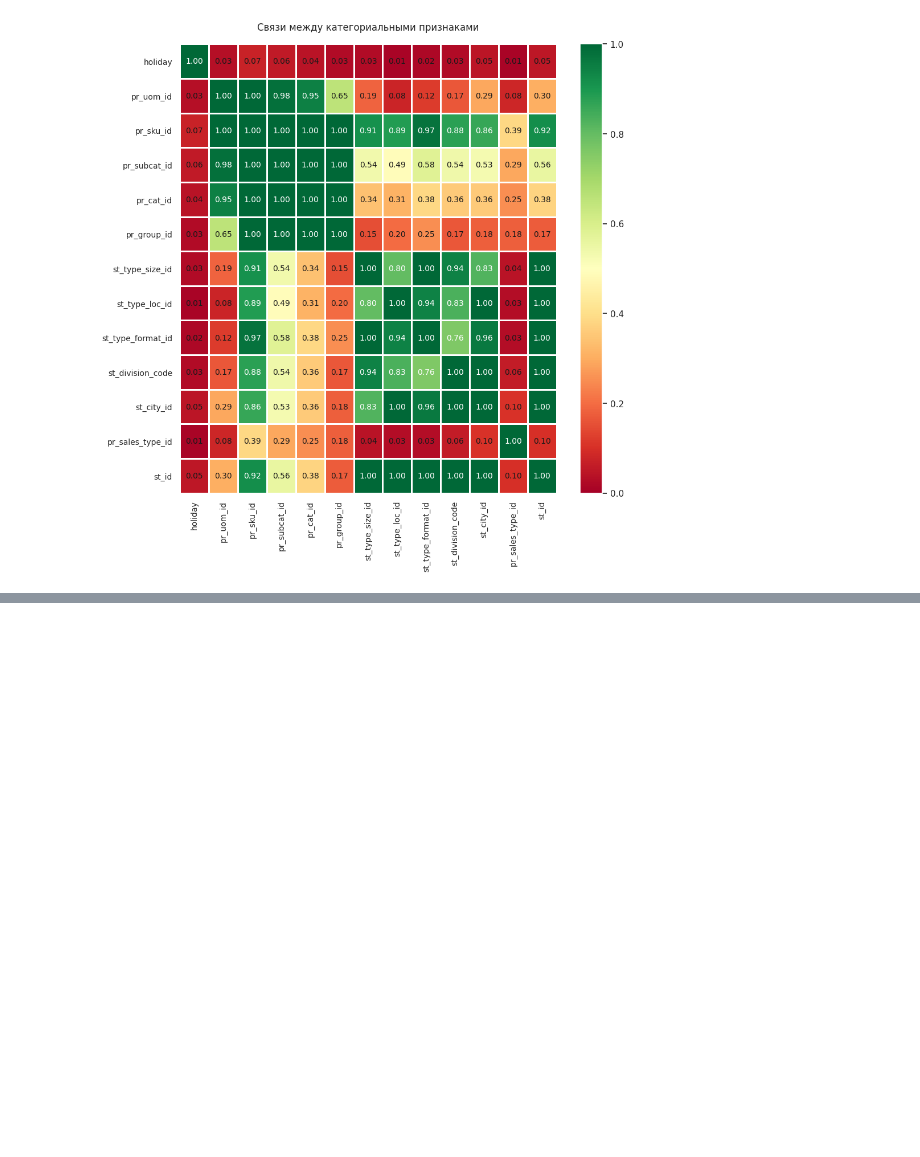
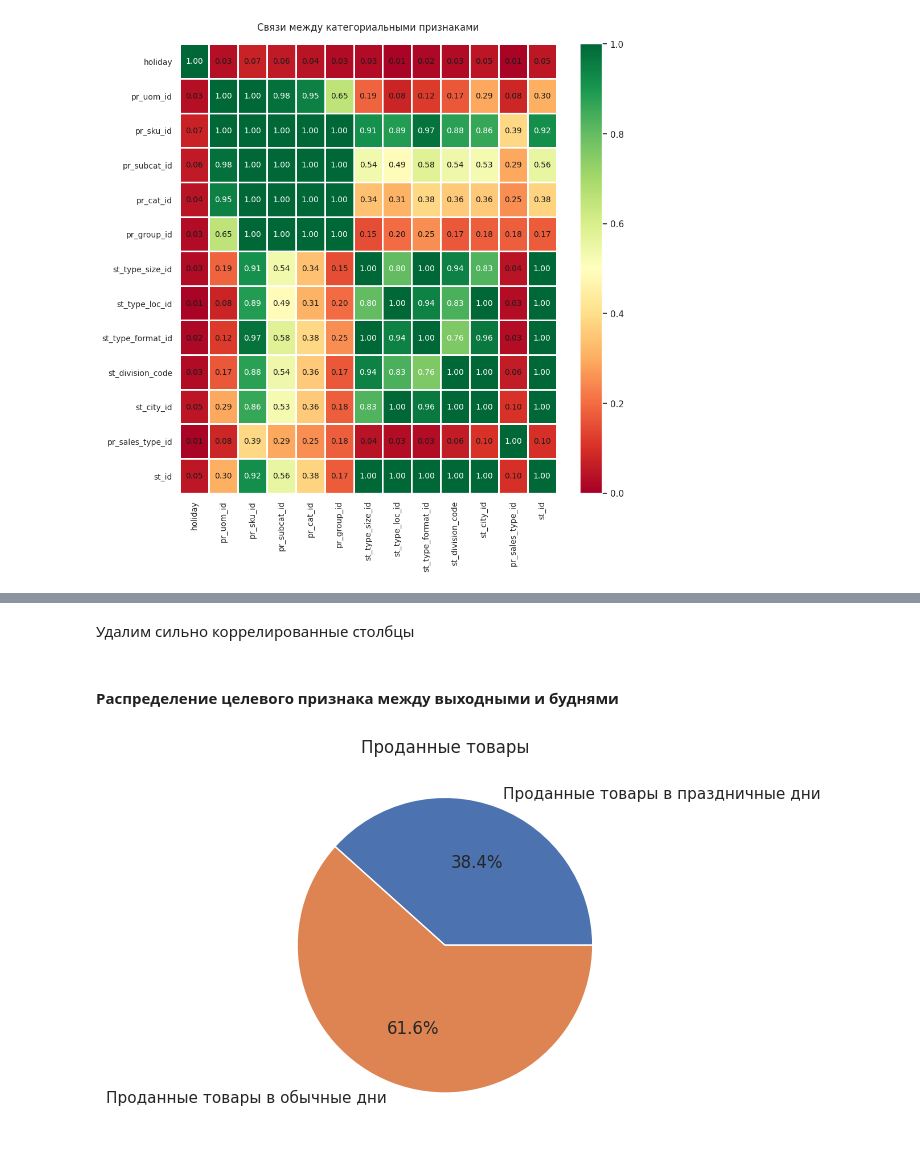
Before and after one commit to denis-42ds/demand_forecast_retailer, a Jupyter notebook: demand_forecast.ipynb, the cells around one changed output, grey strips where cells are left out. Saved outputs shown, nothing was run; the diff lists cells and outputs as text; code cells hidden in the pictures; blank space fills up the shorter version.

```diff
--- a/demand_forecast.ipynb
+++ b/demand_forecast.ipynb
@@ -394,0 +207,2 @@ interval columns not set, guessing: ['pr_sales_type_id', 'st_type_format_id', 's
+# %%
+total = total.loc[total['pr_sales_in_units'] != 0]
@@ -394,0 +223,3 @@ interval columns not set, guessing: ['pr_sales_type_id', 'st_type_format_id', 's
+# %%
+total = total.loc[total['pr_sales_in_units'] > 0]
+total.info()
@@ -463,0 +318,20 @@ common_df = common_df.drop(['pr_promo_sales_in_units', 'pr_promo_sales_in_rub'],
+# %% [markdown]
+Удалим сильно коррелированные столбцы
+# %%
+total = total.drop(['pr_promo_sales_in_units', 'pr_promo_sales_in_rub'], axis=1)
+# %% [markdown]
+#### Распределение целевого признака между выходными и буднями
+# %%
+holiday_1_units = total[total['holiday'] == 1]['pr_sales_in_units'].sum()
+holiday_0_units = total[total['holiday'] == 0]['pr_sales_in_units'].sum()
+holiday_1_rub = total[total['holiday'] == 1]['pr_sales_in_rub'].sum()
+holiday_0_rub =  total[total['holiday'] == 0]['pr_sales_in_rub'].sum()
+# %%
+labels = 'Проданные товары в праздничные дни', 'Проданные товары в обычные дни'
+sizes = [holiday_1_units, holiday_0_units]
+fig1, ax1 = plt.subplots()
+ax1.pie(sizes, labels=labels, autopct='%1.1f%%')
+plt.title('Проданные товары')
+plt.show()
+# %% [output]
+[figure, added]
```
Also changed, not shown: parts of 114 cells of this notebook.
